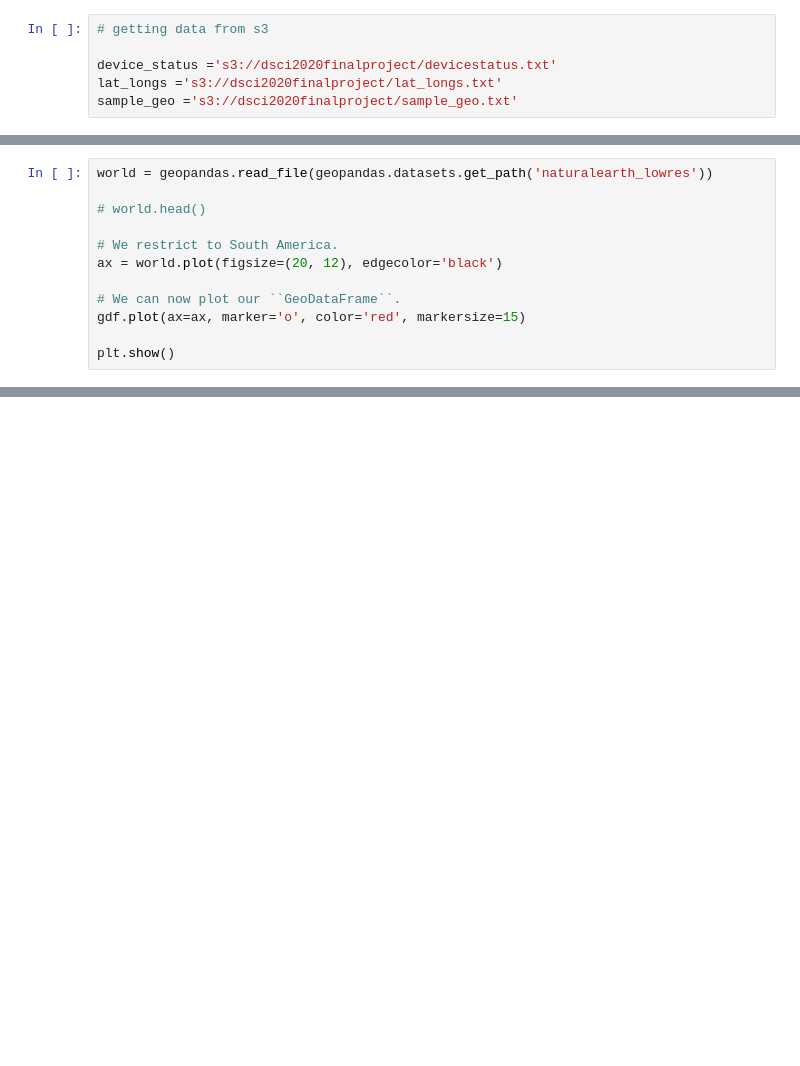
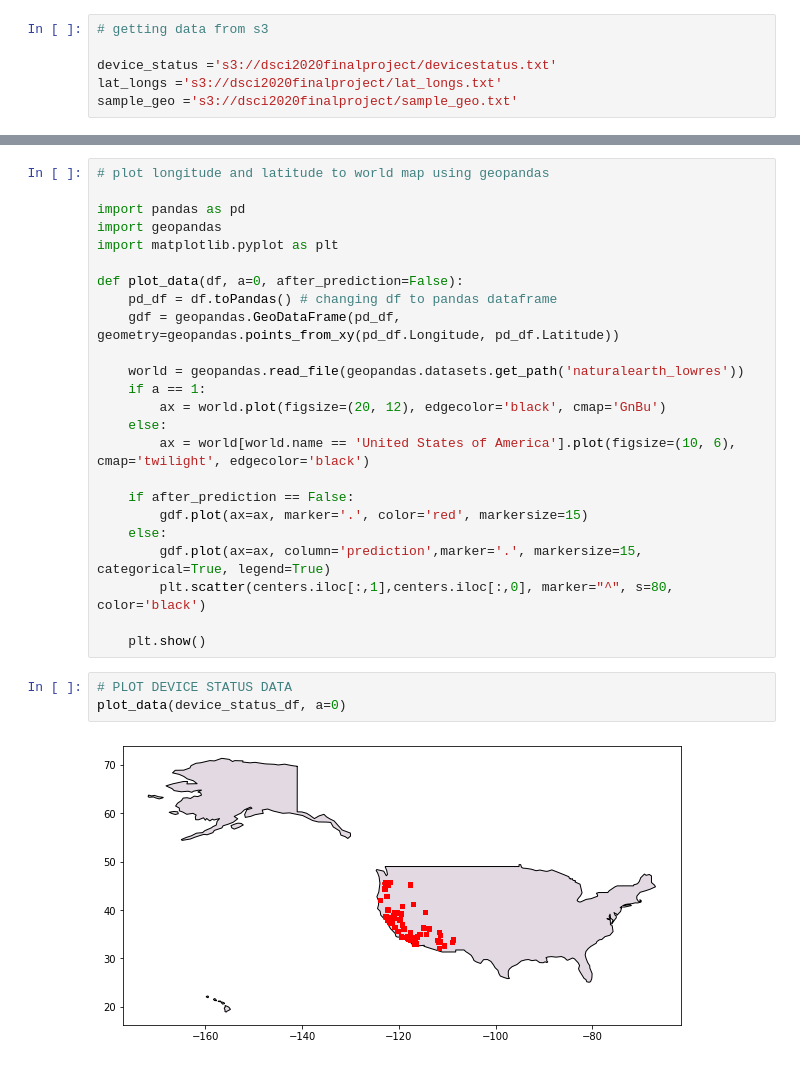
Before and after one commit to asheshbyanju/geo_location_clustering, a Jupyter notebook: geo location clustering.ipynb, the cells around one changed output, grey strips where cells are left out. Saved outputs shown, nothing was run; the diff lists cells and outputs as text; blank space fills up the shorter version.

```diff
--- a/geo location clustering.ipynb
+++ b/geo location clustering.ipynb
@@ -320,12 +27,0 @@ print(gdf.head())
-# %%
-world = geopandas.read_file(geopandas.datasets.get_path('naturalearth_lowres'))
-
-# world.head()
-
-# We restrict to South America.
-ax = world.plot(figsize=(20, 12), edgecolor='black')
-
-# We can now plot our ``GeoDataFrame``.
-gdf.plot(ax=ax, marker='o', color='red', markersize=15)
-
-plt.show()
@@ -333,0 +122,29 @@ NameError: name 'geopandas' is not defined
+# %%
+# plot longitude and latitude to world map using geopandas
+
+import pandas as pd
+import geopandas
+import matplotlib.pyplot as plt
+
+def plot_data(df, a=0, after_prediction=False):
+    pd_df = df.toPandas() # changing df to pandas dataframe
+    gdf = geopandas.GeoDataFrame(pd_df, geometry=geopandas.points_from_xy(pd_df.Longitude, pd_df.Latitude))
+
+    world = geopandas.read_file(geopandas.datasets.get_path('naturalearth_lowres'))
+    if a == 1:
+        ax = world.plot(figsize=(20, 12), edgecolor='black', cmap='GnBu')
+    else:
+        ax = world[world.name == 'United States of America'].plot(figsize=(10, 6), cmap='twilight', edgecolor='black')
+
+    if after_prediction == False:
+        gdf.plot(ax=ax, marker='.', color='red', markersize=15)
+    else:
+        gdf.plot(ax=ax, column='prediction',marker='.', markersize=15, categorical=True, legend=True)
+        plt.scatter(centers.iloc[:,1],centers.iloc[:,0], marker="^", s=80, color='black')
+
+    plt.show()
+# %%
+# PLOT DEVICE STATUS DATA
+plot_data(device_status_df, a=0)
+# %% [output]
+[figure, added]
```
Also changed, not shown: parts of 37 cells of this notebook.
